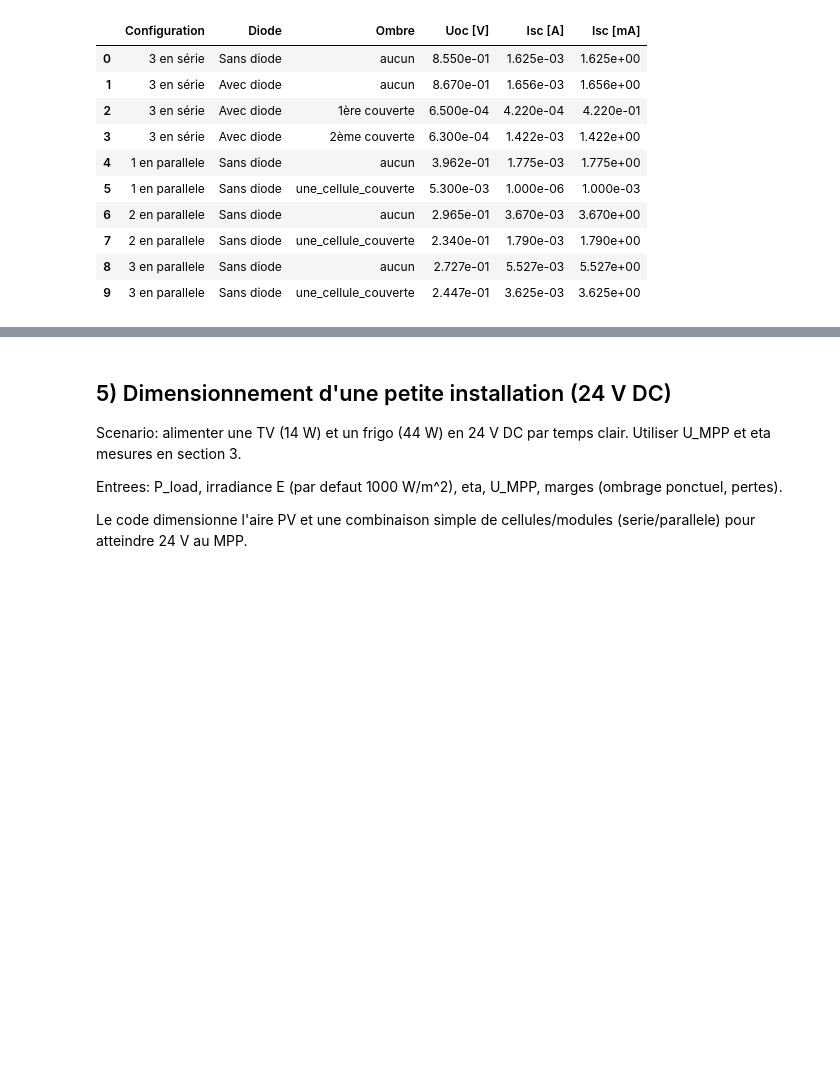
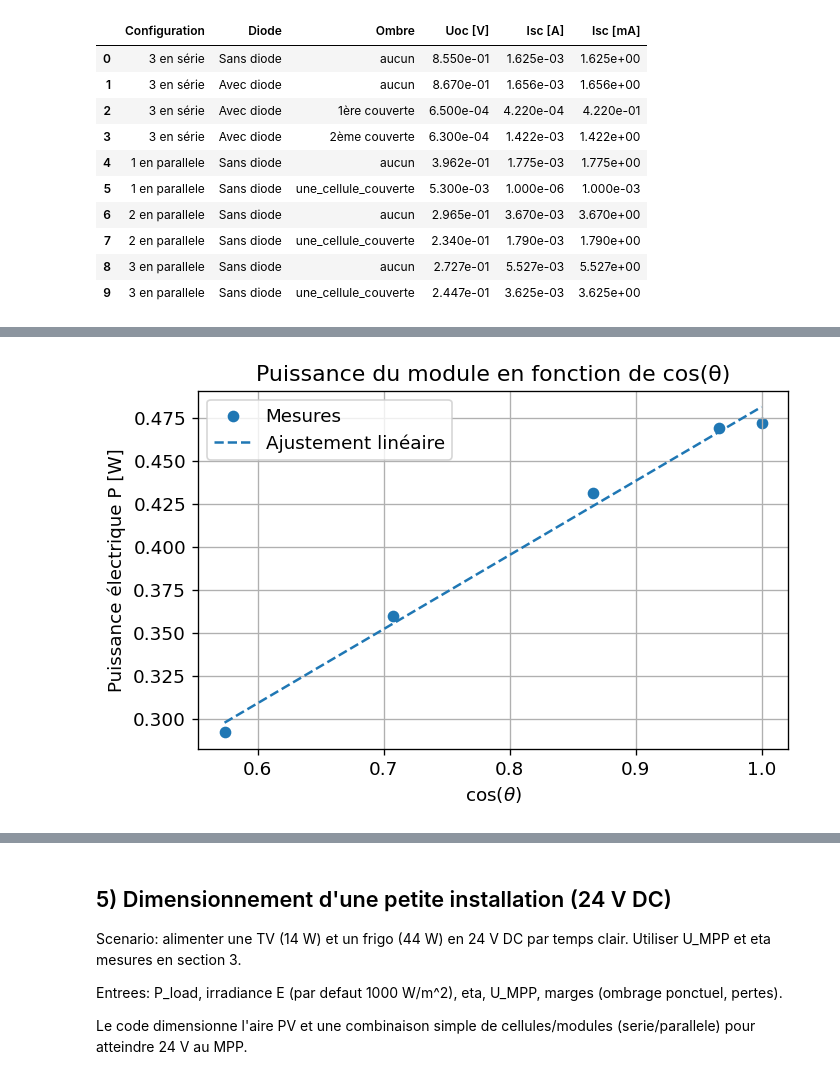
Before and after one commit to tom-berthoud/Phy3-miniprojet, a Jupyter notebook: PHY3_PV_Lab_Notebook.ipynb, the cells around one changed output, grey strips where cells are left out. Drawn from its saved outputs; the diff is of its cells as text; code cells hidden in the pictures; blank space fills up the shorter version.

```diff
--- a/PHY3_PV_Lab_Notebook.ipynb
+++ b/PHY3_PV_Lab_Notebook.ipynb
@@ -419,3 +419,92 @@ display(df_total)
 | 7 | 2 en parallele | Sans diode | une_cellule_couverte | 2.340e-01 | 1.790e-03 | 1.790e+00 |
 | 8 | 3 en parallele | Sans diode | aucun | 2.727e-01 | 5.527e-03 | 5.527e+00 |
 | 9 | 3 en parallele | Sans diode | une_cellule_couverte | 2.447e-01 | 3.625e-03 | 3.625e+00 |
+# %%
+
+
+# =============================
+# 1) Données EXPÉRIMENTALES
+# =============================
+# Remplace les ... par tes valeurs mesurées
+
+# Angles d'incidence (en degrés) par rapport à la normale
+
+# distance 450cm
+
+
+angles_deg = np.array([
+    0, 15, 30, 45, 55 # EXEMPLE : à remplacer
+])
+
+# Tension à vide Uoc (en Volts)
+Uoc = np.array([
+    4.898, 4.893, 4.868, 4.820, 4.749  # EXEMPLE
+])
+
+# Courant de court-circuit Isc (en Ampères)
+Isc = np.array([
+    96.4e-3, 95.9e-3, 88.6e-3, 74.6e-3, 61.5e-3  # EXEMPLE
+])
+
+# Si tu as directement mesuré la puissance au point de fonctionnement (Pmax),
+# tu peux commenter la ligne P = Uoc * Isc et décommenter celle-ci :
+# P = np.array([...])  # puissance mesurée en W
+
+
+# =============================
+# 2) Calcul du cos(θ) et P
+# =============================
+
+# Conversion en radians
+angles_rad = np.deg2rad(angles_deg)
+
+# cosinus de l'angle incident
+cos_theta = np.cos(angles_rad)
+
+# Estimation de la puissance électrique
+# Ici on prend P ≈ Uoc * Isc comme approximation
+P = Uoc * Isc
+
+# =============================
+# 3) Régression linéaire P = a·cos(θ) + b
+# =============================
+
+# On trie les points suivant cos(θ) pour avoir une jolie courbe
+indices_trie = np.argsort(cos_theta)
+cos_theta_sorted = cos_theta[indices_trie]
+P_sorted = P[indices_trie]
+
+# Ajustement linéaire
+coeffs = np.polyfit(cos_theta_sorted, P_sorted, 1)
+a, b = coeffs  # P = a * cos(theta) + b
+P_fit = np.polyval(coeffs, cos_theta_sorted)
+
+# R^2
+
+SS_res = np.sum((P_sorted - P_fit)**2)
+SS_tot = np.sum((P_sorted - np.mean(P_sorted))**2)
+R2 = 1 - (SS_res / SS_tot)
+
+
+
+print(f"Régression linéaire : P ≈ a·cos(θ) + b")
+print(f"a = {a:.4e} W")
+print(f"b = {b:.4e} W")
+print(f"R² = {R2:.4f}")
+
+# =============================
+# 4) Tracé du diagramme
+# =============================
+
+plt.figure(figsize=(6,4))
+plt.scatter(cos_theta, P, label="Mesures", marker="o")
+plt.plot(cos_theta_sorted, P_fit, label="Ajustement linéaire", linewidth=1.5, linestyle="--")
+
+plt.xlabel(r"$\cos(\theta)$")
+plt.ylabel("Puissance électrique P [W]")
+plt.title("Puissance du module en fonction de cos(θ)")
+plt.grid(True)
+plt.legend()
+plt.tight_layout()
+plt.show()
+# %% [output]
@@ -421,0 +515 @@ display(df_total)
+[figure, added]
```
Also changed, not shown: parts of 6 cells of this notebook, 1 other file.
